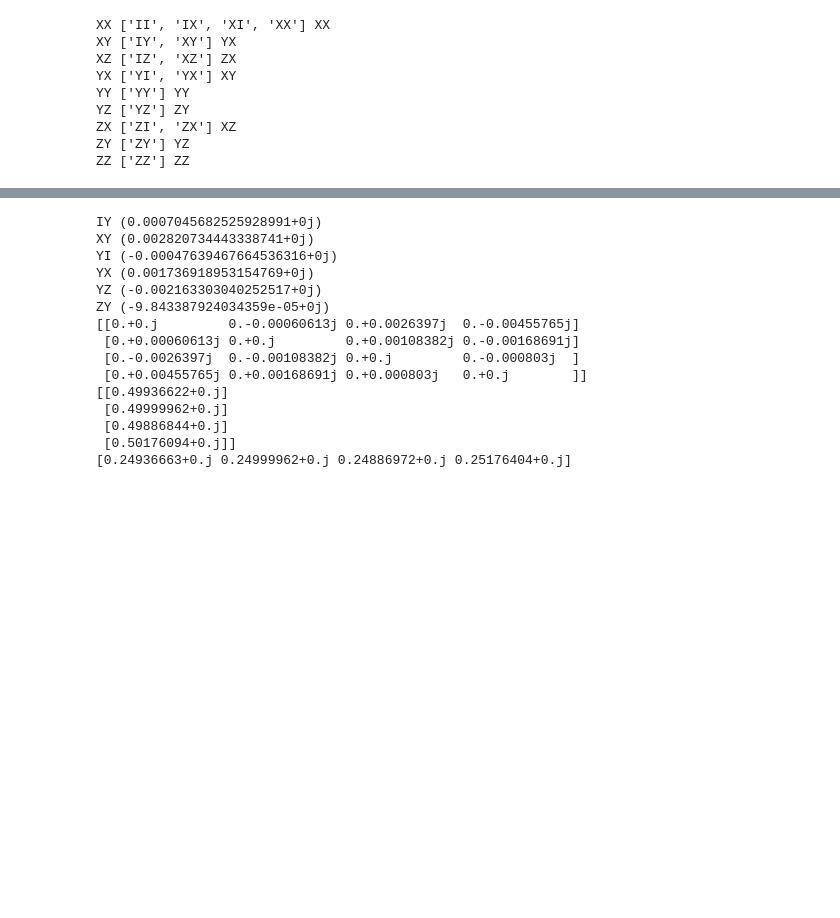
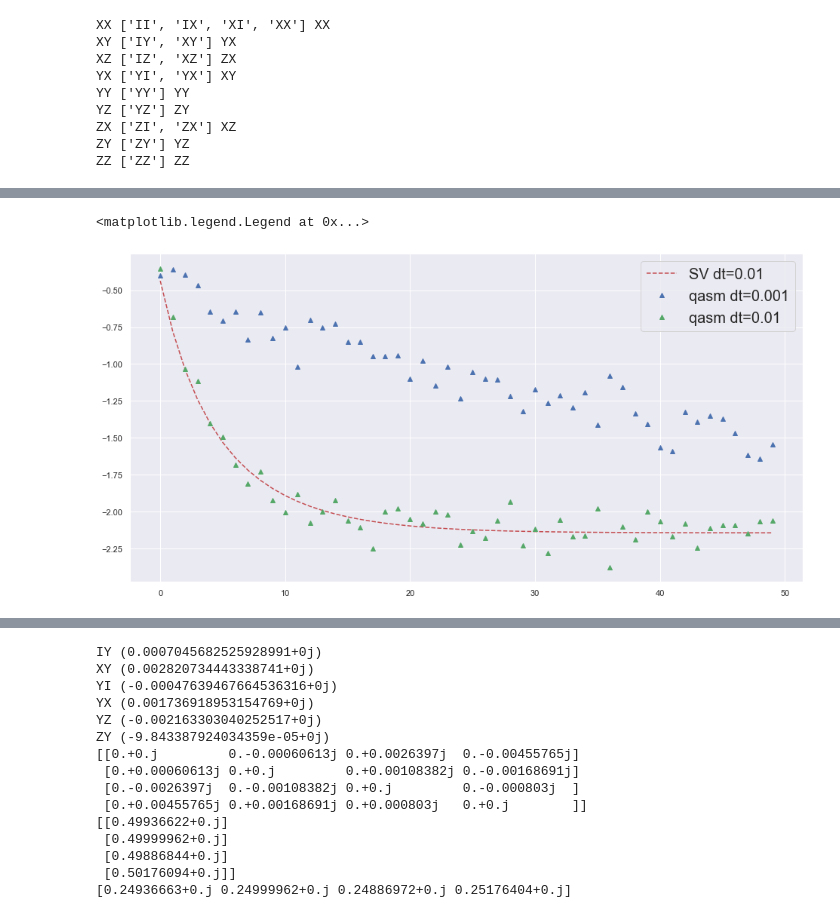
Before and after one commit to aemccoy/GrayCode-QubitEncoding, a Jupyter notebook: notebooks/QITE-SV.ipynb, the cells around one changed output, grey strips where cells are left out. Saved outputs shown, nothing was run; the diff lists cells and outputs as text; code cells hidden in the pictures; blank space fills up the shorter version.

```diff
--- a/notebooks/QITE-SV.ipynb
+++ b/notebooks/QITE-SV.ipynb
@@ -483,0 +614,14 @@ Energies
+# %%
+# num_iterations=100
+# delta_time=0.01
+time=[t for t in range(num_iterations)]
+# plt.plot(time,sv_energies,'r--',label="state vector")
+plt.plot(time,sv_energies,'r--',label="SV dt=0.01")
+plt.plot(time,Energy_table_time[0],'b^',label="qasm dt=0.001")
+plt.plot(time,Energy_table_time[1],'g^',label="qasm dt=0.01")
+# plt.plot(time,Energy_table_time[2],'r^',label="qasm dt=0.1")
+plt.plot()
+plt.legend(prop={'size': 20})
+# %% [output]
+<matplotlib.legend.Legend at 0x...>
+[figure, added]
```
Also changed, not shown: parts of 13 cells of this notebook.
